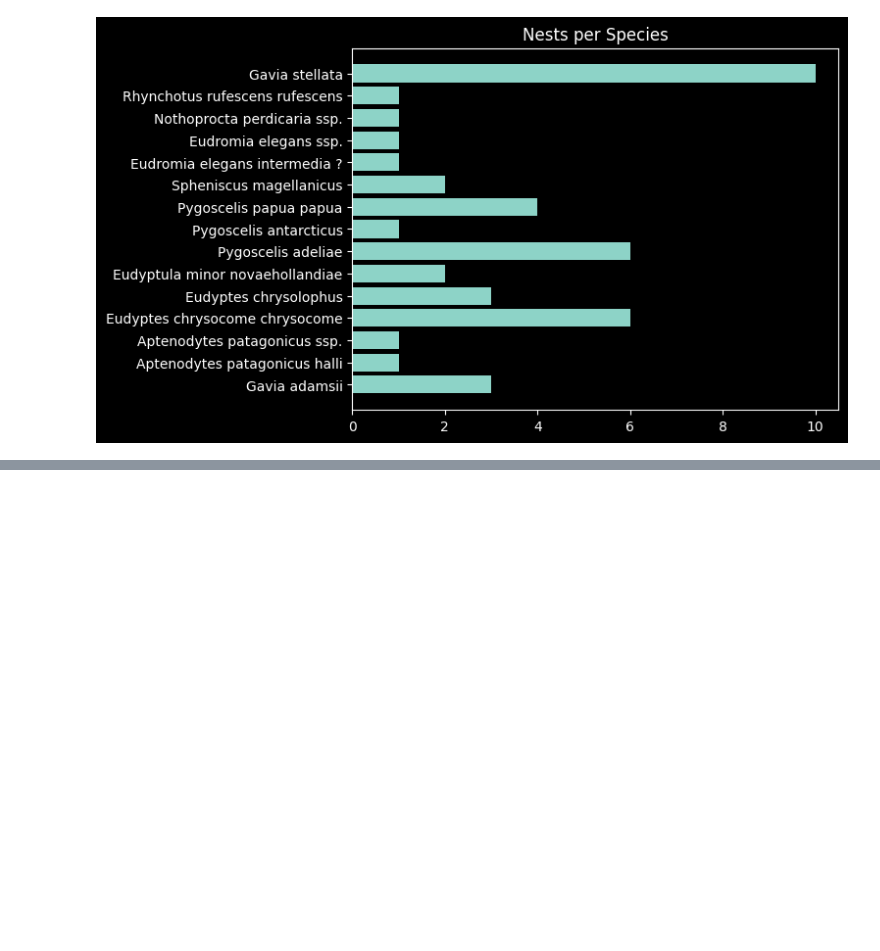
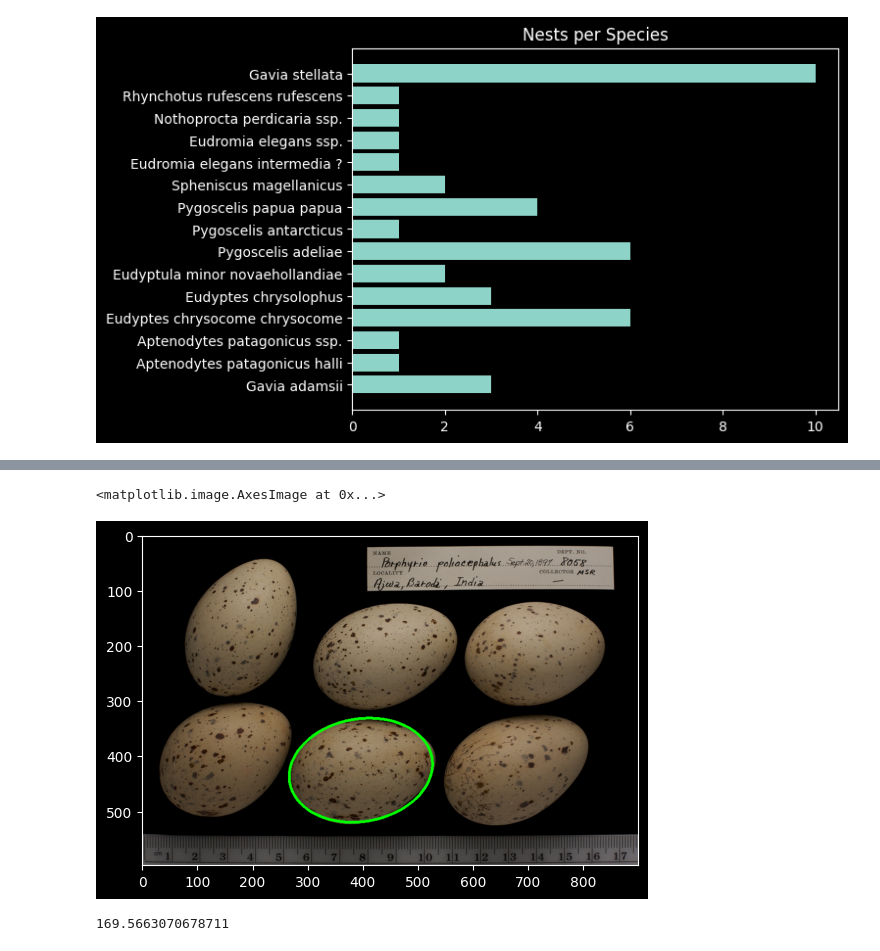
Before and after one commit to RomeBits/BirdEggSpecies, a Jupyter notebook: summary.ipynb, the cells around one changed output, grey strips where cells are left out. Cells and saved outputs as stored; diff of their text form; code cells hidden in the pictures; blank space fills up the shorter version.

Commit message:
ellipses

```diff
--- a/summary.ipynb
+++ b/summary.ipynb
@@ -78,0 +86,4 @@ plt.show()
+# %%
+contours = egg_contours(img)
+# %%
+t = fit_ellipses(contours, len(contours))
@@ -78,0 +111,9 @@ plt.show()
+# %%
+r = img.copy()
+# %%
+x = cv2.ellipse(r, t[0], (0, 255, 0), 3)
+# %%
+plt.imshow(x)
+# %% [output]
+<matplotlib.image.AxesImage at 0x...>
+[figure, added]
@@ -78,0 +124,14 @@ plt.show()
+# %%
+rmajor = max(d1,d2)/2
+if angle > 90:
+    angle = angle - 90
+else:
+    angle = angle + 90
+print(angle)
+xtop = xc + math.cos(math.radians(angle))*rmajor
+ytop = yc + math.sin(math.radians(angle))*rmajor
+xbot = xc + math.cos(math.radians(angle+180))*rmajor
+ybot = yc + math.sin(math.radians(angle+180))*rmajor
+x = cv2.line(r, (int(xtop),int(ytop)), (int(xbot),int(ybot)), (0, 0, 255), 3)
+# %% [output]
+169.5663070678711
```
Also changed, not shown: parts of 6 cells of this notebook, 1 other file.
